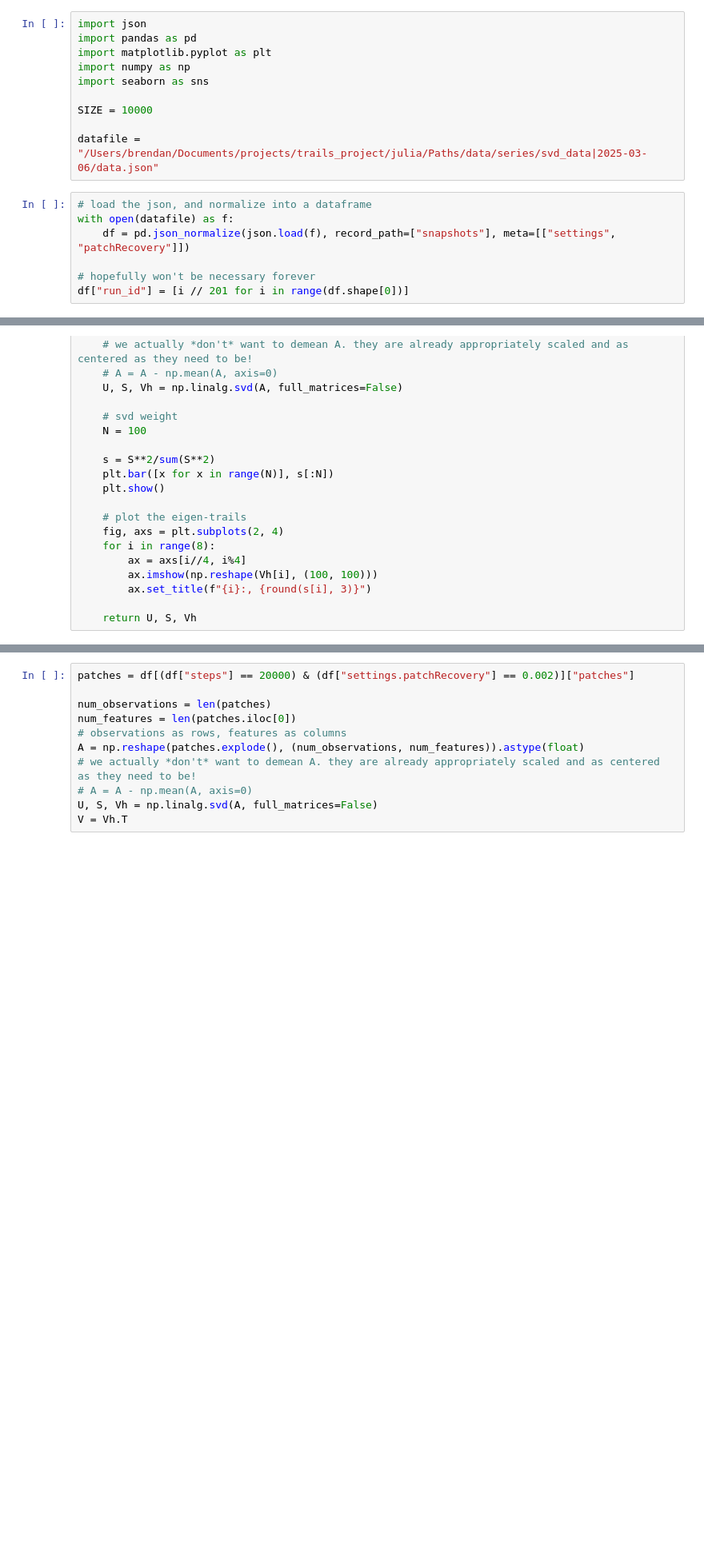
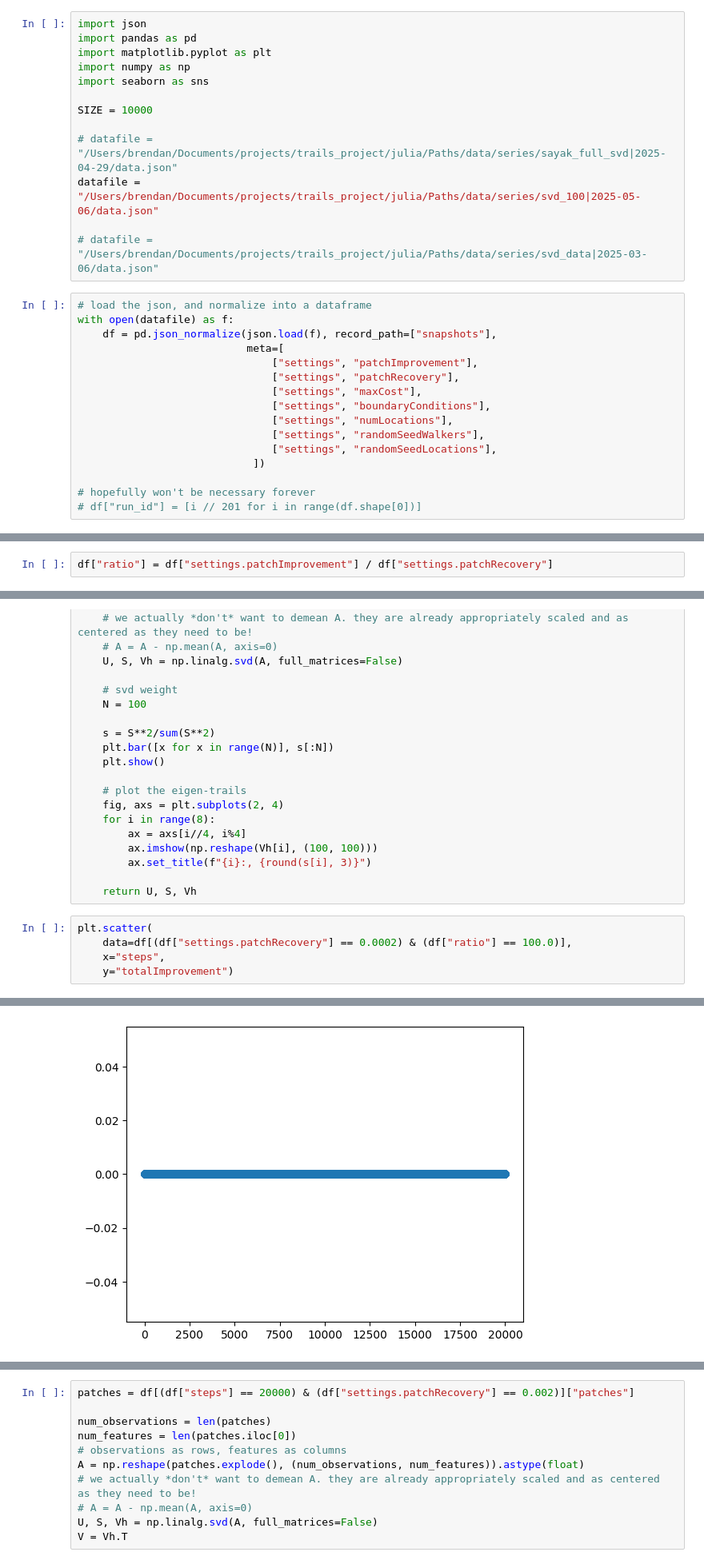
Before and after one commit to brendanwallace/animalpaths, a Jupyter notebook: julia/Paths/notebooks/svd.ipynb, the cells around one changed output, grey strips where cells are left out. Shown: that part at 80% size. Cells and saved outputs as stored; diff of their text form; blank space fills up the shorter version.

```diff
--- a/julia/Paths/notebooks/svd.ipynb
+++ b/julia/Paths/notebooks/svd.ipynb
@@ -7,11 +7,23 @@ import seaborn as sns
 
 SIZE = 10000
 
-datafile = "/Users/brendan/Documents/projects/trails_project/julia/Paths/data/series/svd_data|2025-03-06/data.json"
+# datafile = "/Users/brendan/Documents/projects/trails_project/julia/Paths/data/series/sayak_full_svd|2025-04-29/data.json"
+datafile = "/Users/brendan/Documents/projects/trails_project/julia/Paths/data/series/svd_100|2025-05-06/data.json"
+
+# datafile = "/Users/brendan/Documents/projects/trails_project/julia/Paths/data/series/svd_data|2025-03-06/data.json"
 # %%
 # load the json, and normalize into a dataframe
 with open(datafile) as f:
-    df = pd.json_normalize(json.load(f), record_path=["snapshots"], meta=[["settings", "patchRecovery"]])
+    df = pd.json_normalize(json.load(f), record_path=["snapshots"],
+                           meta=[
+                               ["settings", "patchImprovement"],
+                               ["settings", "patchRecovery"],
+                               ["settings", "maxCost"],
+                               ["settings", "boundaryConditions"],
+                               ["settings", "numLocations"],
+                               ["settings", "randomSeedWalkers"],
+                               ["settings", "randomSeedLocations"],
+                            ])
 
 # hopefully won't be necessary forever
-df["run_id"] = [i // 201 for i in range(df.shape[0])]
+# df["run_id"] = [i // 201 for i in range(df.shape[0])]
@@ -17,0 +55,2 @@ df["run_id"] = [i // 201 for i in range(df.shape[0])]
+# %%
+df["ratio"] = df["settings.patchImprovement"] / df["settings.patchRecovery"]
@@ -42,3 +89,9 @@ def svd(df):
         ax.set_title(f"{i}:, {round(s[i], 3)}")
 
     return U, S, Vh
+# %%
+plt.scatter(
+    data=df[(df["settings.patchRecovery"] == 0.0002) & (df["ratio"] == 100.0)],
+    x="steps",
+    y="totalImprovement")
+# %% [output]
@@ -44,0 +99 @@ def svd(df):
+[figure, added]
```
Also changed, not shown: parts of 17 cells of this notebook, 4 other files.
